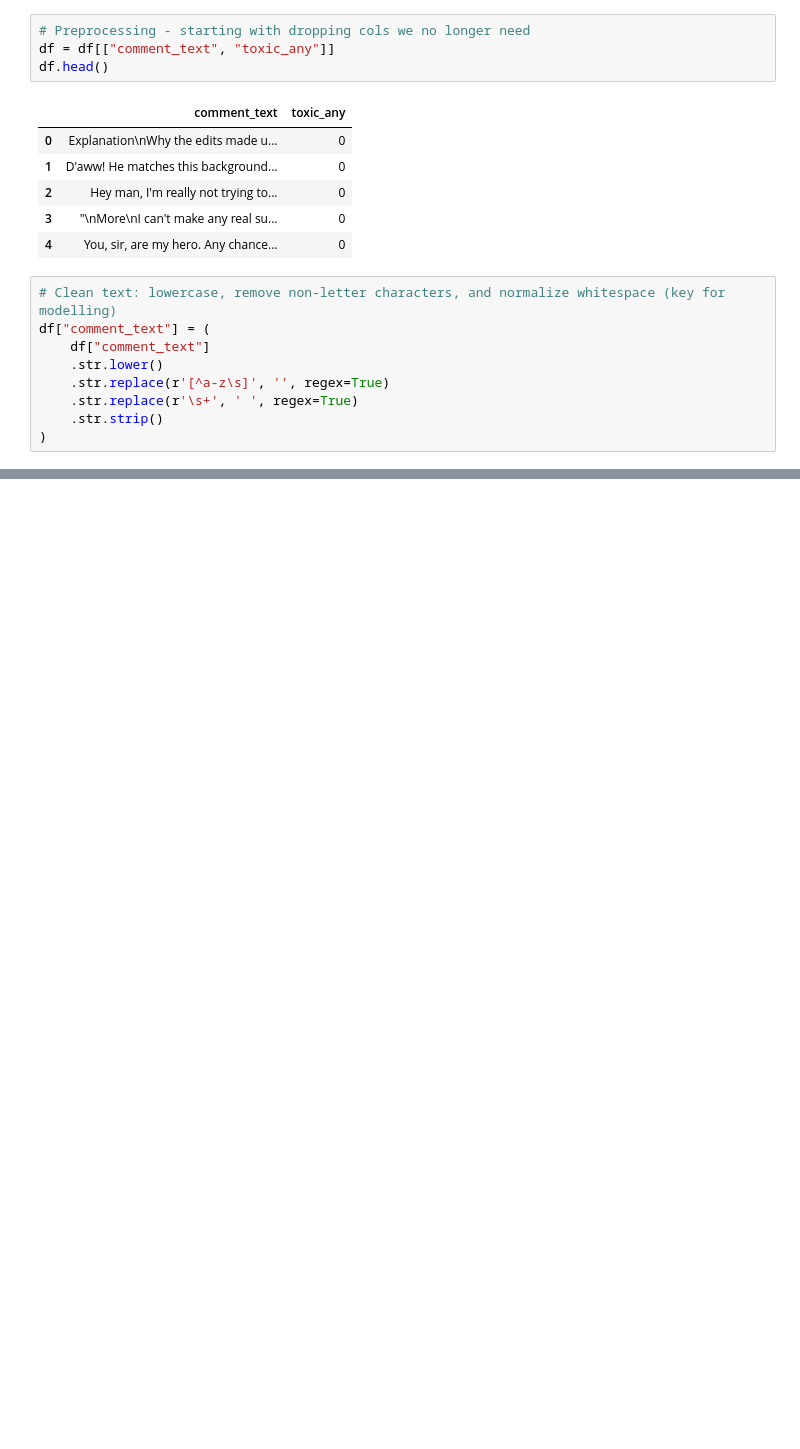
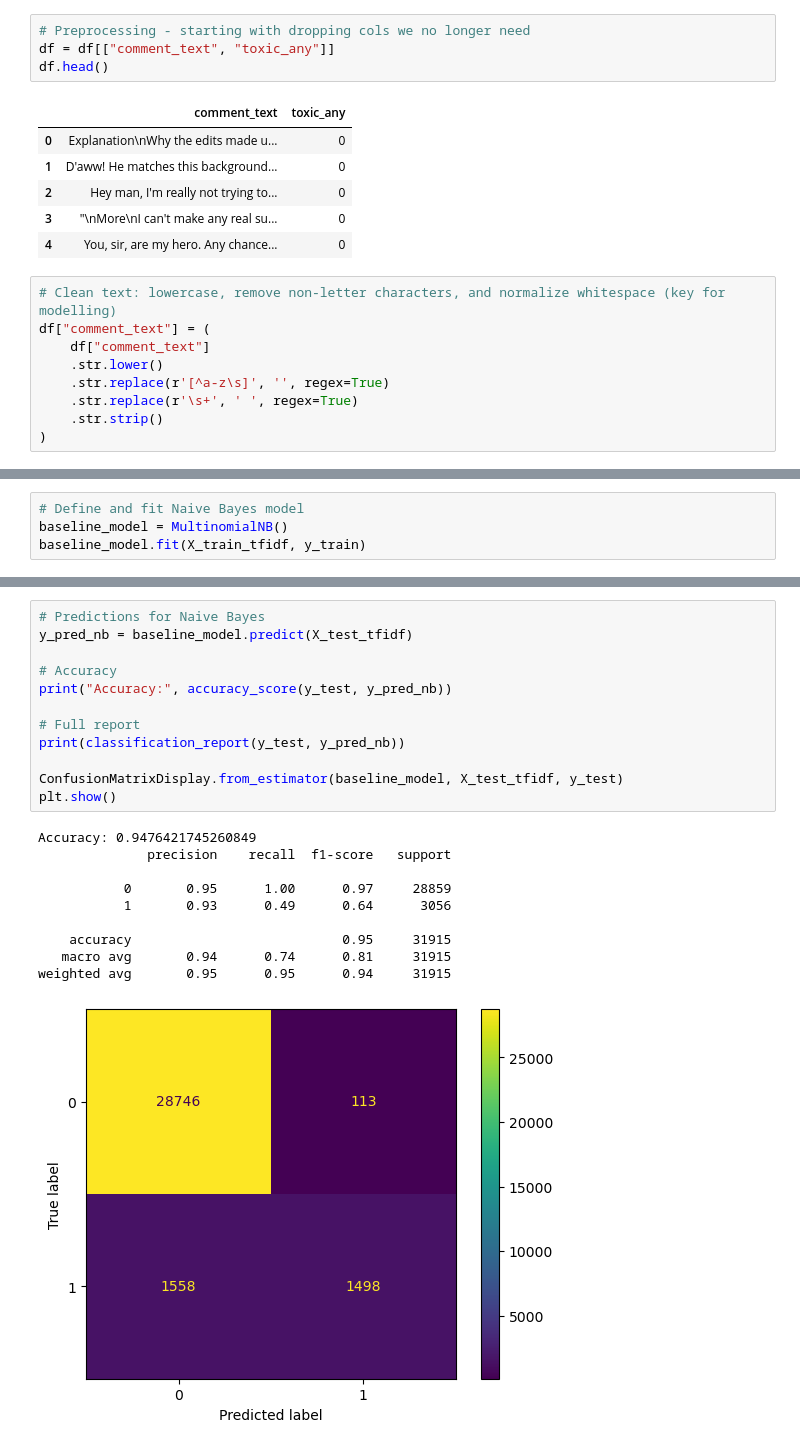
Before and after one commit to dylan-130/Comment-Toxicity-Analysis, a Jupyter notebook: toxic-comments.ipynb, the cells around one changed output, grey strips where cells are left out. Cells and saved outputs as stored; diff of their text form; blank space fills up the shorter version.

```diff
--- a/toxic-comments.ipynb
+++ b/toxic-comments.ipynb
@@ -143,0 +228,4 @@ df["comment_text"] = (
+# %%
+# Define and fit Naive Bayes model
+baseline_model = MultinomialNB()
+baseline_model.fit(X_train_tfidf, y_train)
@@ -143,0 +269,23 @@ df["comment_text"] = (
+# %%
+# Predictions for Naive Bayes
+y_pred_nb = baseline_model.predict(X_test_tfidf)
+
+# Accuracy
+print("Accuracy:", accuracy_score(y_test, y_pred_nb))
+
+# Full report
+print(classification_report(y_test, y_pred_nb))
+
+ConfusionMatrixDisplay.from_estimator(baseline_model, X_test_tfidf, y_test)
+plt.show()
+# %% [output]
+Accuracy: 0.9476421745260849
+              precision    recall  f1-score   support
+
+           0       0.95      1.00      0.97     28859
+           1       0.93      0.49      0.64      3056
+
+    accuracy                           0.95     31915
+   macro avg       0.94      0.74      0.81     31915
+weighted avg       0.95      0.95      0.94     31915
+[figure, added]
```
Also changed, not shown: parts of 22 cells of this notebook.
